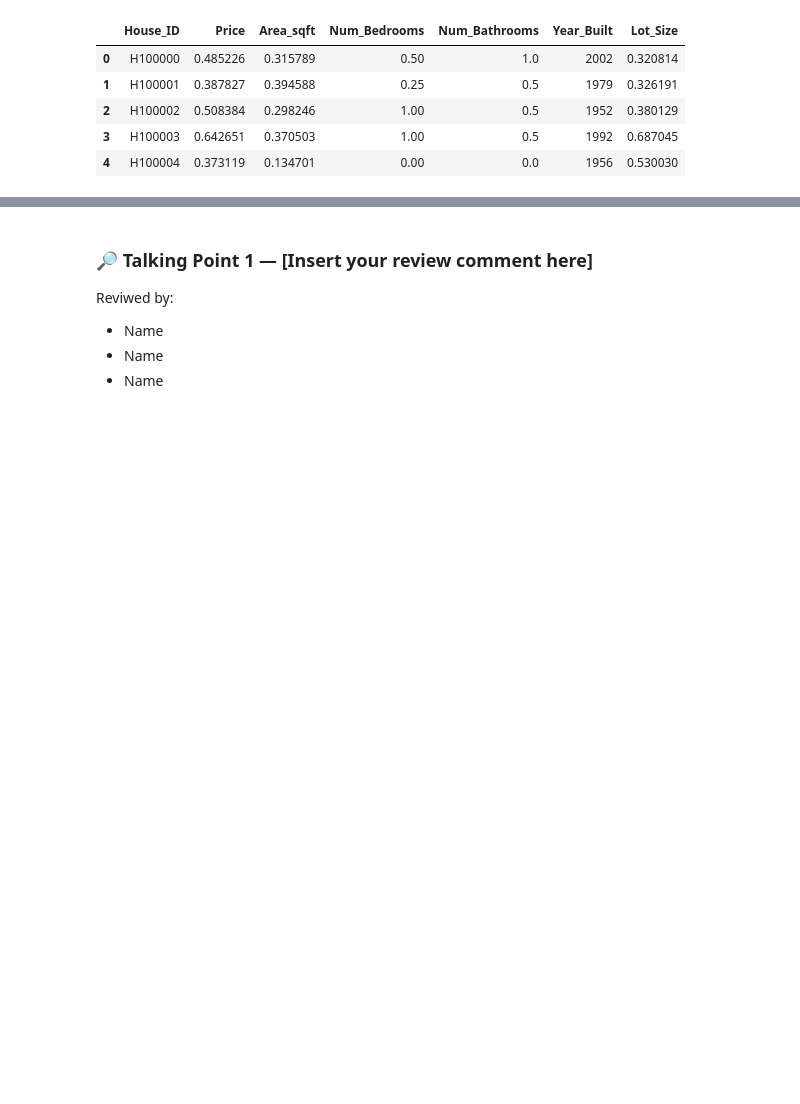
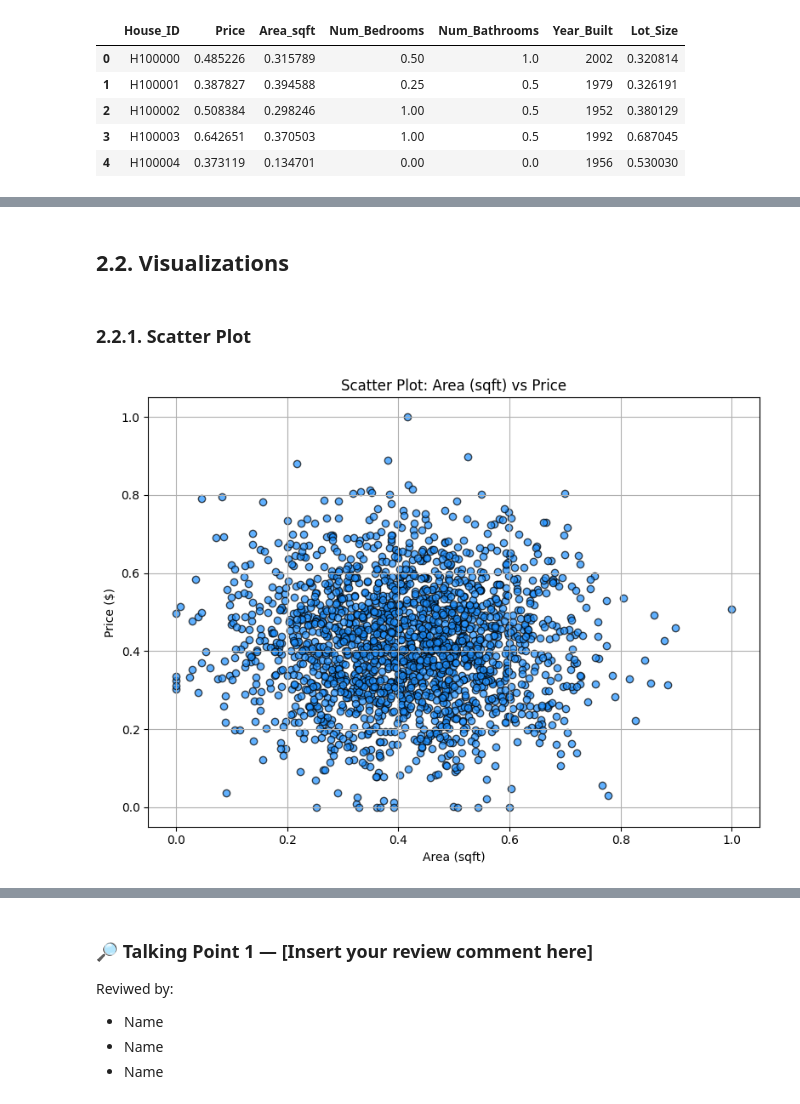
Before and after one commit to Eris-Leksi/min-max-normaliztion-workshop, a Jupyter notebook: MinMax_Normalization_Workshop.ipynb, the cells around one changed output, grey strips where cells are left out. Saved outputs shown, nothing was run; the diff lists cells and outputs as text; code cells hidden in the pictures; blank space fills up the shorter version.

```diff
--- a/MinMax_Normalization_Workshop.ipynb
+++ b/MinMax_Normalization_Workshop.ipynb
@@ -159,0 +173,18 @@ df.head()
+# %% [markdown]
+## 2.2. Visualizations
+# %% [markdown]
+### 2.2.1. Scatter Plot
+# %%
+import matplotlib.pyplot as plt
+
+# Scatter plot: Area_sqft vs Price
+plt.figure(figsize=(8, 6))
+plt.scatter(df['Area_sqft'], df['Price'], color='dodgerblue', edgecolor='k', alpha=0.7)
+plt.title('Scatter Plot: Area (sqft) vs Price')
+plt.xlabel('Area (sqft)')
+plt.ylabel('Price ($)')
+plt.grid(True)
+plt.tight_layout()
+plt.show()
+# %% [output]
+[figure, added]
```
Also changed, not shown: parts of 16 cells of this notebook, 1 other file.
